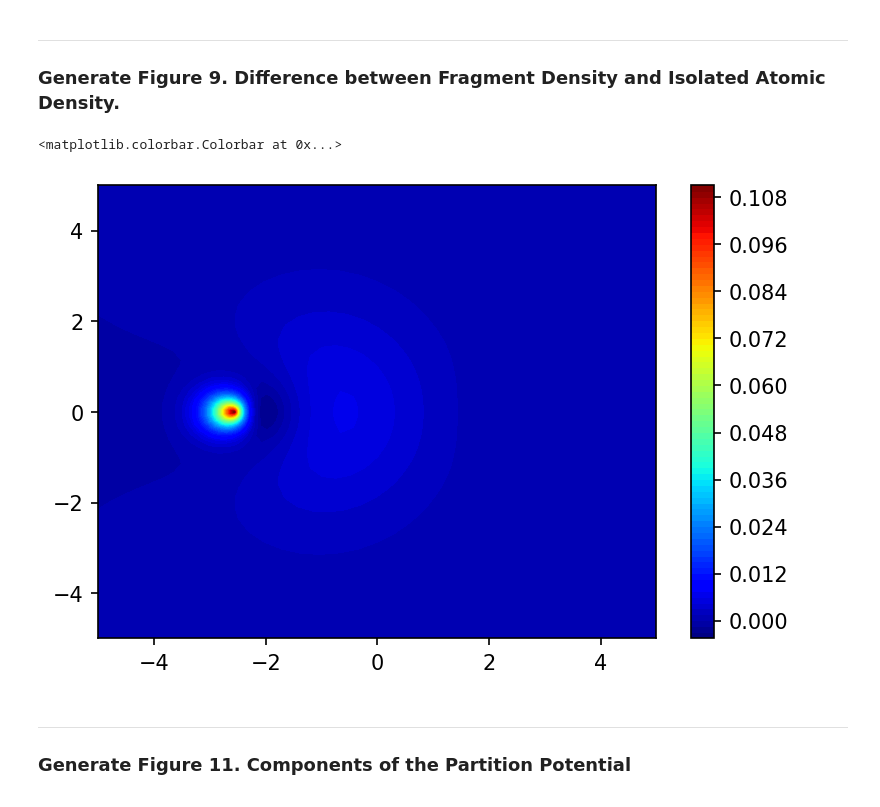
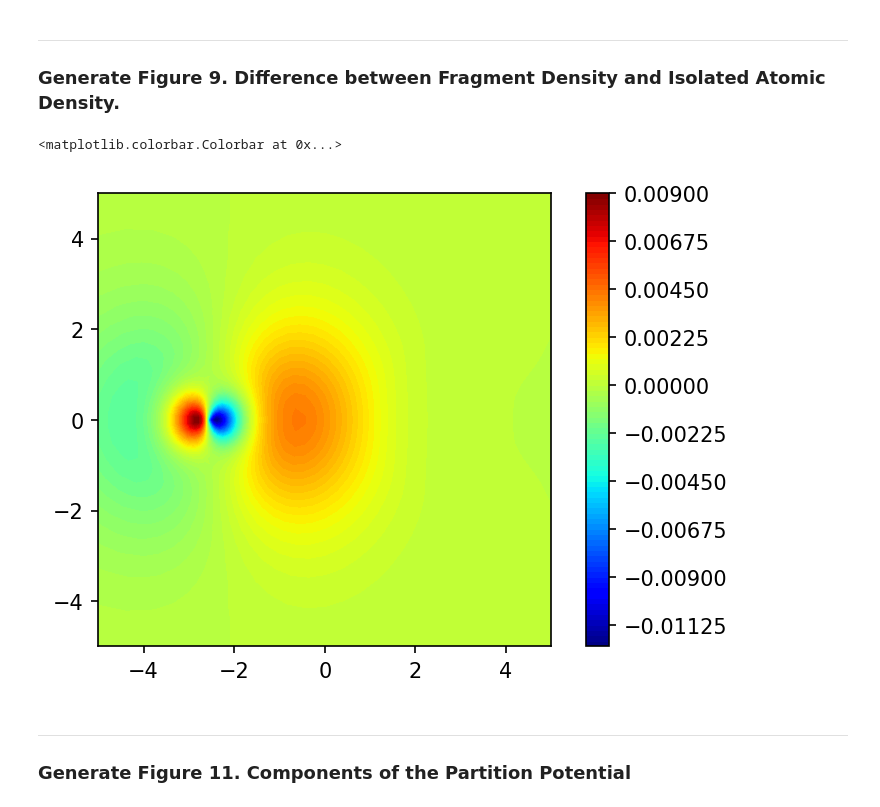
Before and after one commit to wasserman-group/Papers, a Jupyter notebook: 2014/JPC_2014_Nafziger/PDFT_Calculations_Li2.ipynb, the cells around one changed output. Drawn from its saved outputs; the diff is of its cells as text; code cells hidden in the pictures.

```diff
--- a/2014/JPC_2014_Nafziger/PDFT_Calculations_Li2.ipynb
+++ b/2014/JPC_2014_Nafziger/PDFT_Calculations_Li2.ipynb
@@ -129,6 +68,9 @@ part.scf({"disp"  : False,
           "alpha" : [0.6],
           "e_tol" : 1e-12})
 
+D0_frag_a = part.KSa.n.copy()
+D0_frag_b = part.KSa.n.copy()
+
 
 #Turn off iterative linear solver for each solver
 part.KSa.solver[0][0].optSolver.iter_lin_solver = False
@@ -144,8 +86,8 @@ part.scf({"disp"       : True,
           "continuing" : True})
 
 #Store full densities under the presence of vp.
-Da_vp = part.nf[:,0].copy()
-Db_vp = part.nf[:,1].copy()
+Dvp_frag_a = part.KSa.n.copy()
+Dvp_frag_b = part.KSb.n.copy()
 # %% [output]
 Warning: If len(KS) > 1 Has not been migrated from matlab
                 Total Energy ( a.u.)                               Inversion
@@ -186,18 +128,21 @@ fig.colorbar(plot)
 ---
 ### Generate Figure 9. Difference between Fragment Density and Isolated Atomic Density.
 # %%
-D_grid, x, y = grid.plotter(Isolated_D/2)
-D_vp_grid, _, _ = grid.plotter(part.KSa.n[:,0])
+D_grid, x, y = grid.plotter(D0_frag_a[:,0])
+D_vp_grid, _, _ = grid.plotter(Dvp_frag_a[:,0])
 
-fig = plt.figure(dpi=150)
-plt.contourf(x,y, D_vp_grid - D_grid, levels=100, cmap="jet")
-plt.xlim([-5,5])
-plt.ylim([-5,5])
-plt.colorbar()
+fig, ax = plt.subplots(dpi=150)
+plot = plt.contourf(x,y, D_vp_grid - D_grid, levels=100, cmap="jet")
+
+ax.set_aspect('equal')
+ax.set_xlim([-5,5])
+ax.set_ylim([-5,5])
+
+fig.colorbar(plot)
 # plt.show()
 # %% [output]
 <matplotlib.colorbar.Colorbar at 0x...>
-[figure, old version]
+[figure, new version]
 # %% [markdown]
 ---
 ### Generate Figure 11. Components of the Partition Potential
```
Also changed, not shown: parts of 3 cells of this notebook, 2 other files.
